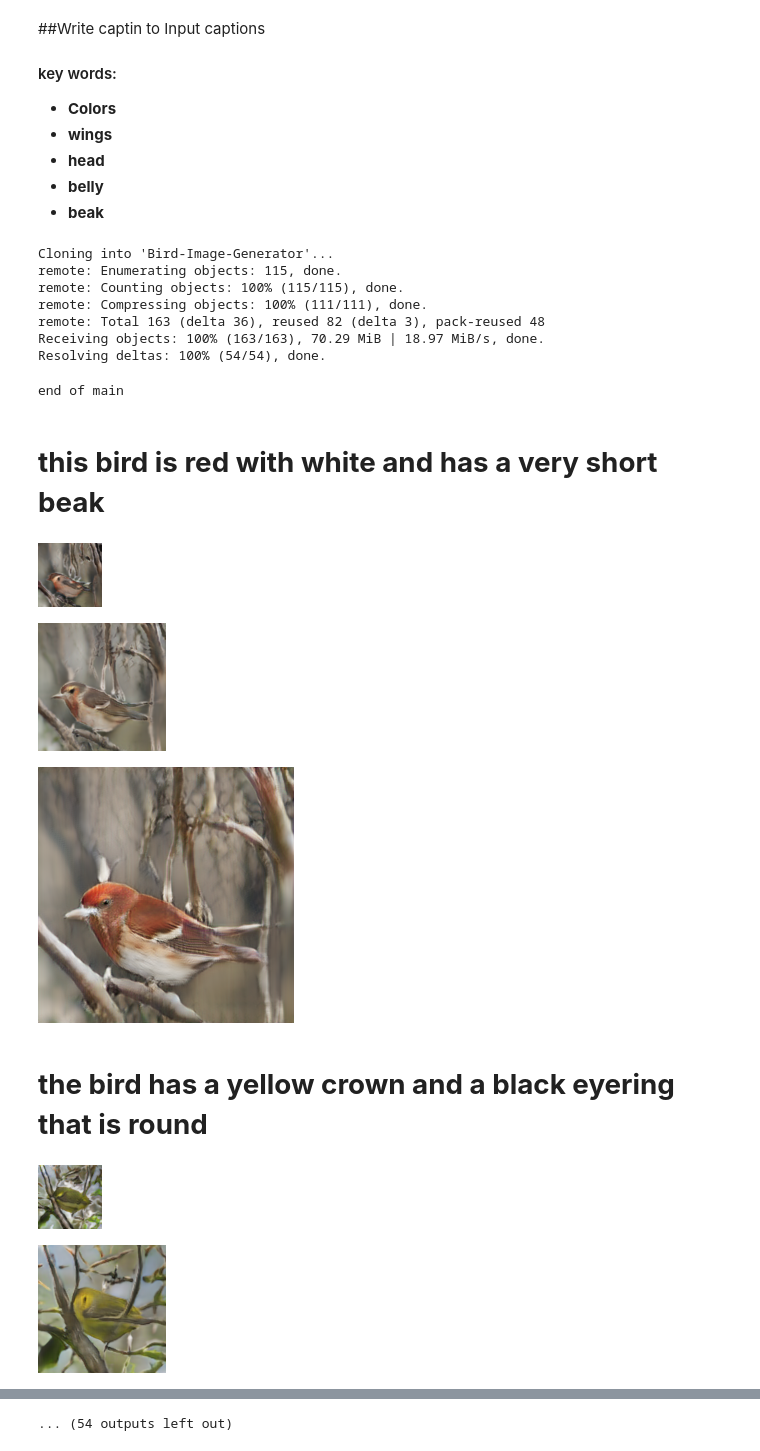
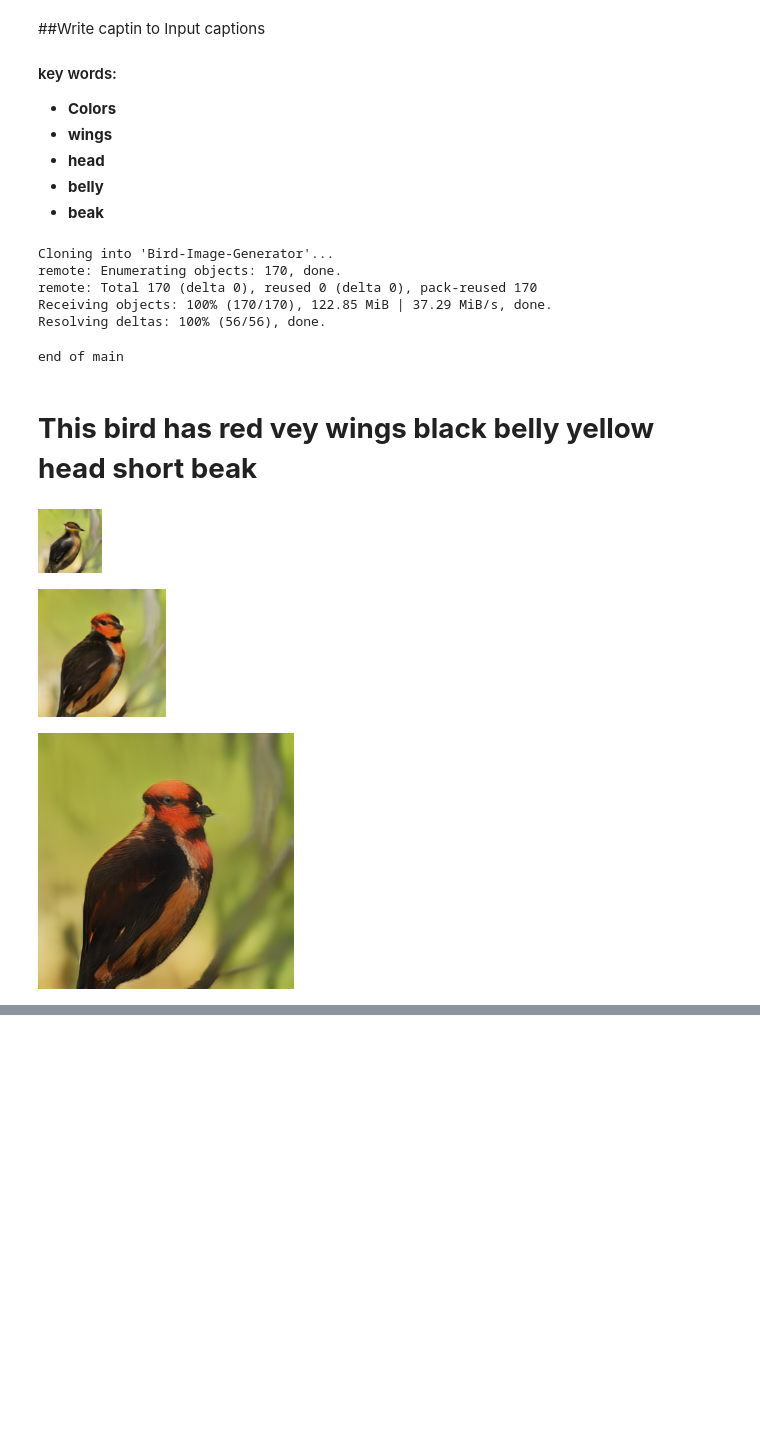
Before and after one commit to ammarnasr/SEM-GAN, a Jupyter notebook: modified/Bird_Image_Generator_Modified.ipynb, the cells around one changed output, grey strips where cells are left out. Cells and saved outputs as stored; diff of their text form; code cells hidden in the pictures; blank space fills up the shorter version.

```diff
--- a/modified/Bird_Image_Generator_Modified.ipynb
+++ b/modified/Bird_Image_Generator_Modified.ipynb
@@ -30,35 +30,36 @@ Sat Aug 22 17:05:06 2020
 *   **beak**
 # %%
 Input_Caption = "This bird has  red vey  wings black belly yellow head short beak"
+x=1
 
 
 
 
 import os
 os.chdir('/content/')
 !rm -r Bird-Image-Generator
 !git clone https://github.com/ammarnasr/Bird-Image-Generator.git
 os.chdir('/content/Bird-Image-Generator')
 
 
+bs=16
+if x==1:
+  with open("example_captions.txt", 'w') as f:
+    f.write(Input_Caption)
+    bs = 1
 
 
 the_main()
 print("end of main")
-display_images()
+display_images(bs)
 # %% [output]
 Cloning into 'Bird-Image-Generator'...
-remote: Enumerating objects: 115, done.
-remote: Counting objects: 100% (115/115), done.
-remote: Compressing objects: 100% (111/111), done.
-remote: Total 163 (delta 36), reused 82 (delta 3), pack-reused 48
-Receiving objects: 100% (163/163), 70.29 MiB | 18.97 MiB/s, done.
-Resolving deltas: 100% (54/54), done.
+remote: Enumerating objects: 170, done.
+remote: Total 170 (delta 0), reused 0 (delta 0), pack-reused 170
+Receiving objects: 100% (170/170), 122.85 MiB | 37.29 MiB/s, done.
+Resolving deltas: 100% (56/56), done.
 end of main
-# **this bird is red with white and has a very short beak**
+# **This bird has  red vey  wings black belly yellow head short beak**
-[figure, old version]
+[figure, new version]
-[figure, old version]
+[figure, new version]
-[figure, old version]
+[figure, new version]
-# **the bird has a yellow crown and a black eyering that is round**
-[figure, removed]
-[figure, removed]
@@ -68 +65,0 @@ end of main
-... (54 outputs left out)
```
Also changed, not shown: parts of 3 cells of this notebook.
